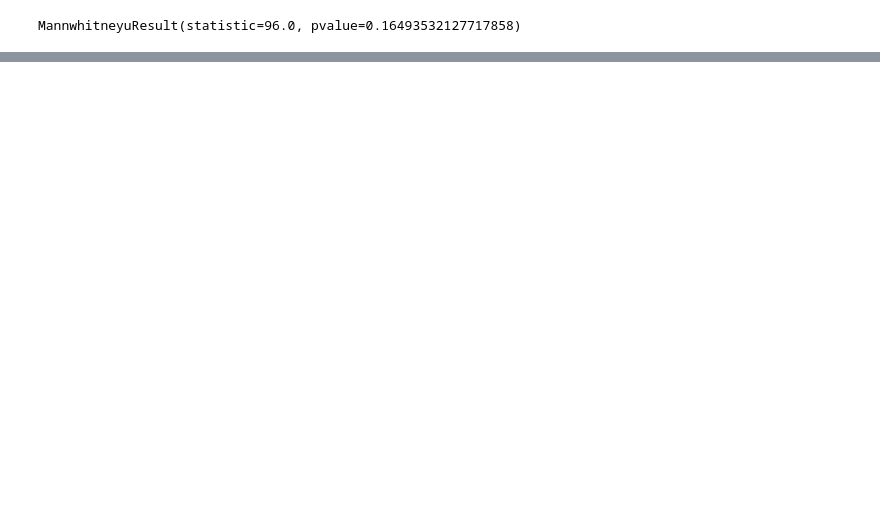
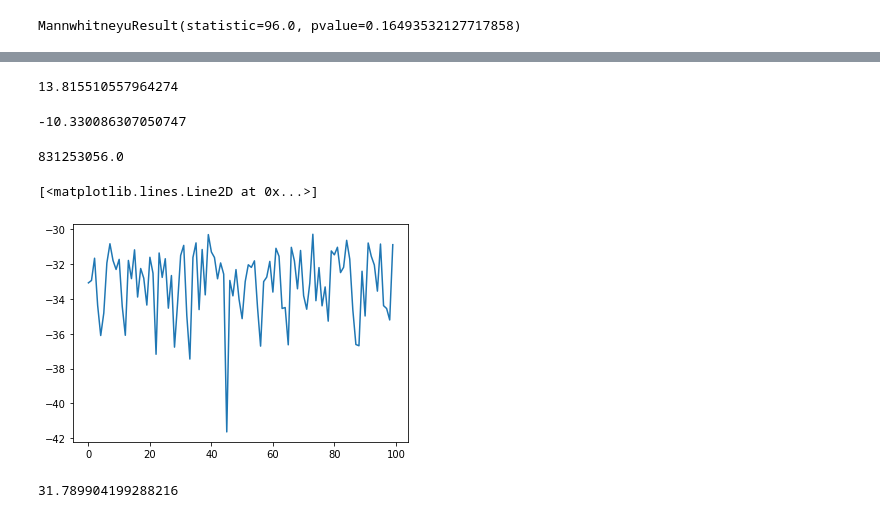
Before and after one commit to grosed/seqstats, a Jupyter notebook: notebooks/mann-whitney.ipynb, the cells around one changed output, grey strips where cells are left out. Saved outputs shown, nothing was run; the diff lists cells and outputs as text; code cells hidden in the pictures; blank space fills up the shorter version.

```diff
--- a/notebooks/mann-whitney.ipynb
+++ b/notebooks/mann-whitney.ipynb
@@ -192,0 +332,21 @@ MannwhitneyuResult(statistic=96.0, pvalue=0.16493532127717858)
+# %%
+
+cut_offs = list()
+for i in range(100) :
+    X = list(poisson(1,500)) + list(poisson(10,500))
+    S = seq_mann_whitney_U()
+    for x in X :
+        S.add_x(x)
+    log_lik_left = list()
+    log_lik_right = list()
+    for x in X[:-1] :
+        S.add_y(x)
+        log_lik_left.append(S.asymptotic_log_lik())
+    S.add_y(X[len(X)-1])
+    log_lik_alternative = S.asymptotic_log_lik()
+    for x in X[:-1] :
+        S.remove_y(x)
+        log_lik_right.append(S.asymptotic_log_lik())
+    # cut_offs.append(max([2*(l + r) for l,r in zip(log_lik_left,log_lik_right)]) - 2*log_lik_alternative)
+    cut_offs.append(max([2*(l + r) for l,r in zip(log_lik_left,log_lik_right)]))
+    # cut_offs.append(4*log(1000) - 2*max([(l + r) for l,r in zip(log_lik_left,log_lik_right)]) < 2*log(1000) - 2*log_lik_alternative)
@@ -192,0 +358,18 @@ MannwhitneyuResult(statistic=96.0, pvalue=0.16493532127717858)
+# %%
+2*log(1000)
+# %% [output]
+13.815510557964274
+# %%
+X = list(poisson(1,1000))
+#X = list(uniform(0,1,4))
+S = seq_mann_whitney_U()
+for x in X :
+    S.add_x(x)
+    S.add_y(x)
+print(S.asymptotic_log_lik())
+# %% [output]
+-10.330086307050747
+# %%
+S.T
+# %% [output]
+831253056.0
@@ -192,0 +378,9 @@ MannwhitneyuResult(statistic=96.0, pvalue=0.16493532127717858)
+# %%
+plt.plot(cut_offs)
+# %% [output]
+[<matplotlib.lines.Line2D at 0x...>]
+[figure, added]
+# %%
+6*log(200)
+# %% [output]
+31.789904199288216
```
Also changed, not shown: parts of 87 cells of this notebook, 1 other file.
